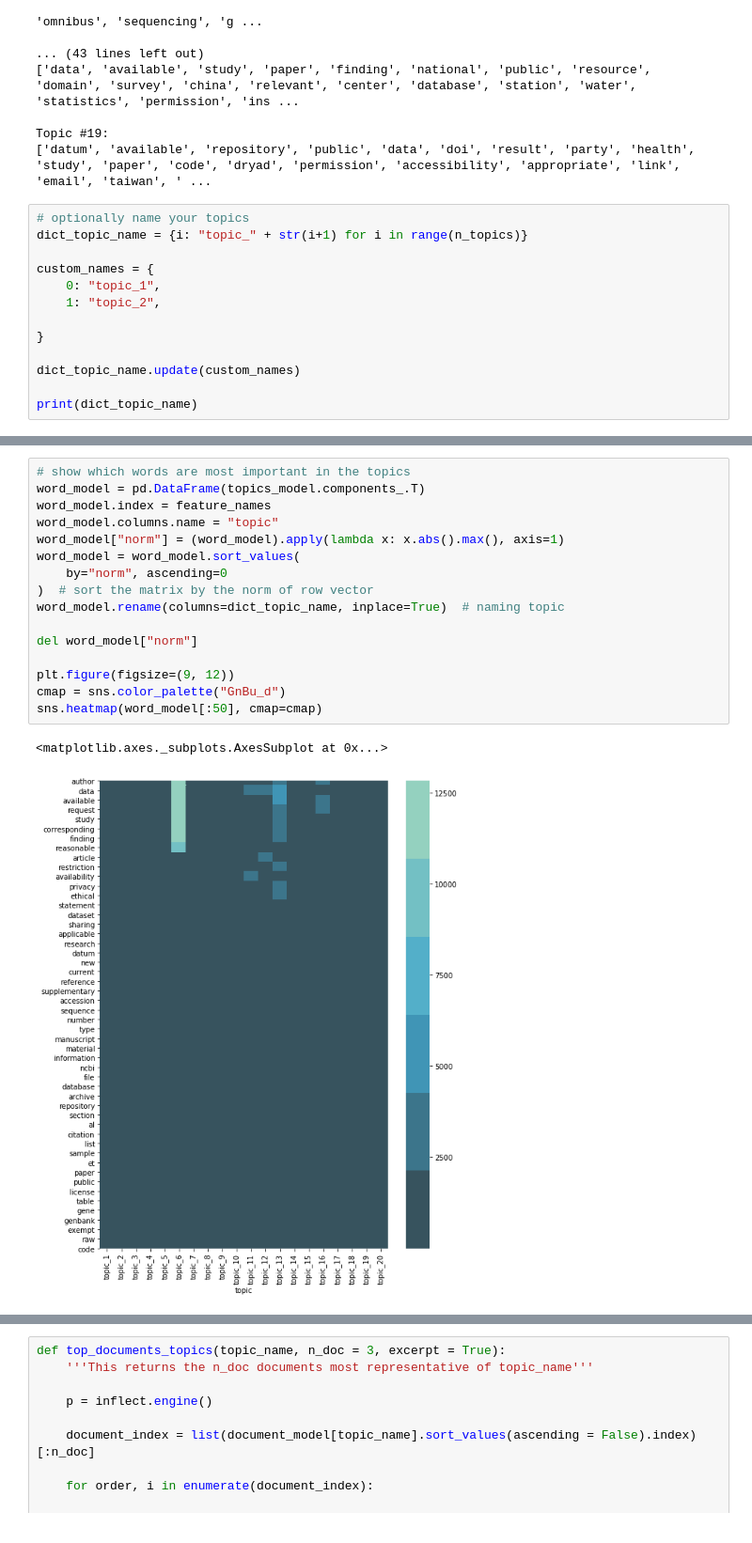
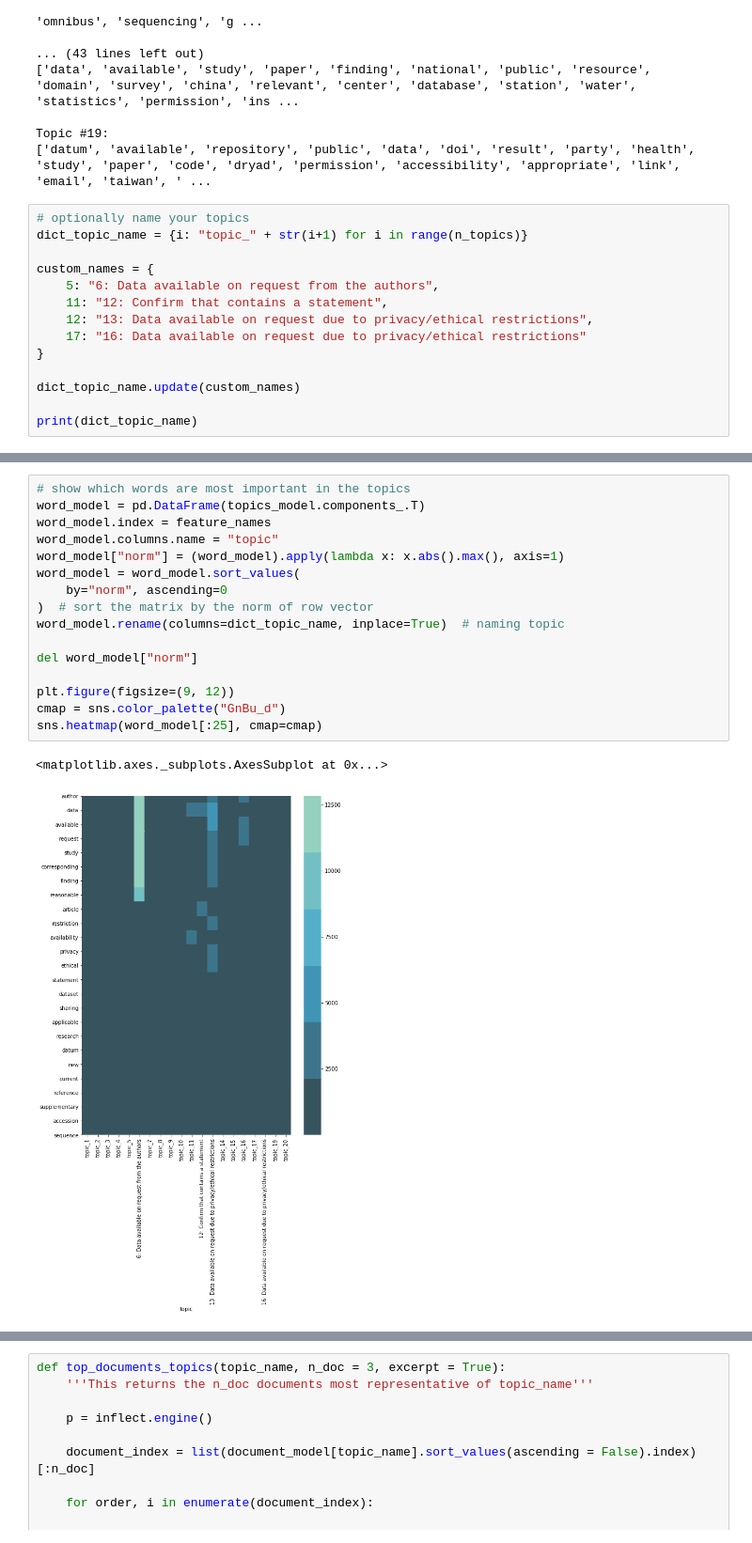
Before and after one commit to DWFlanagan/data-availability-statements, a Jupyter notebook: data-availability-3-just-data-stmt-LDA.ipynb, the cells around one changed output, grey strips where cells are left out. Shown at 94% size. Cells and saved outputs as stored; diff of their text form.

```diff
--- a/data-availability-3-just-data-stmt-LDA.ipynb
+++ b/data-availability-3-just-data-stmt-LDA.ipynb
@@ -168,9 +170,10 @@ Topic #19:
 dict_topic_name = {i: "topic_" + str(i+1) for i in range(n_topics)}
 
 custom_names = {
-    0: "topic_1",
-    1: "topic_2",
-
+    5: "6: Data available on request from the authors",
+    11: "12: Confirm that contains a statement",
+    12: "13: Data available on request due to privacy/ethical restrictions",
+    17: "16: Data available on request due to privacy/ethical restrictions"
 }
 
 dict_topic_name.update(custom_names)
@@ -181,22 +184,22 @@ print(dict_topic_name)
 # %%
 # show which words are most important in the topics
 word_model = pd.DataFrame(topics_model.components_.T)
 word_model.index = feature_names
 word_model.columns.name = "topic"
 word_model["norm"] = (word_model).apply(lambda x: x.abs().max(), axis=1)
 word_model = word_model.sort_values(
     by="norm", ascending=0
 )  # sort the matrix by the norm of row vector
 word_model.rename(columns=dict_topic_name, inplace=True)  # naming topic
 
 del word_model["norm"]
 
 plt.figure(figsize=(9, 12))
 cmap = sns.color_palette("GnBu_d")
-sns.heatmap(word_model[:50], cmap=cmap)
+sns.heatmap(word_model[:25], cmap=cmap)
 # %% [output]
 <matplotlib.axes._subplots.AxesSubplot at 0x...>
-[figure, old version]
+[figure, new version]
 # %%
 # retrieve the document-topic matrix - show which topic is dominant in each "document"
 document_model = pd.DataFrame(topics_model.transform(tfidf))
```
Also changed, not shown: parts of 6 cells of this notebook.
